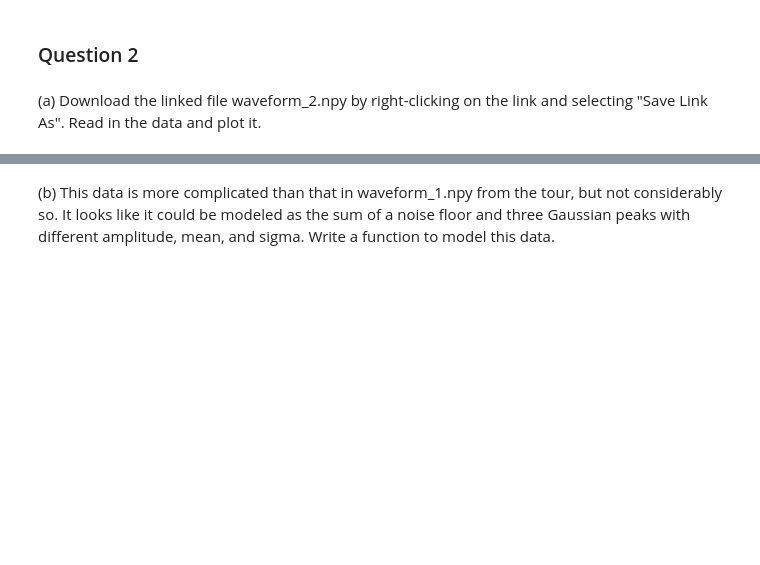
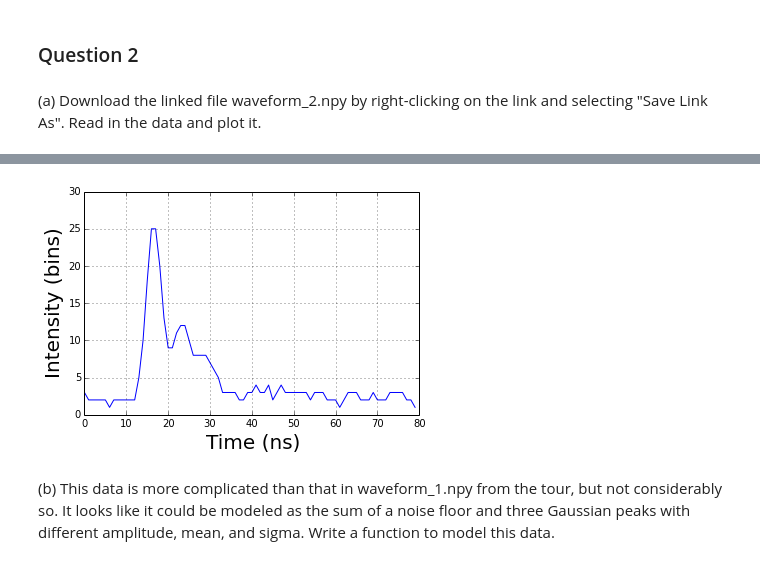
Before and after one commit to mnaworsk/PHYS202-S14, a Jupyter notebook: SciPy/OptimizationExercises.ipynb, the cells around one changed output, grey strips where cells are left out. Drawn from its saved outputs; the diff is of its cells as text; code cells hidden in the pictures; blank space fills up the shorter version.

```diff
--- a/SciPy/OptimizationExercises.ipynb
+++ b/SciPy/OptimizationExercises.ipynb
@@ -108,2 +111,19 @@ plt.show()
+# %%
+#importing waveform2 file
+
+waveform2 = np.load('waveform_2.npy')
+
+t = np.arange(len(waveform2))
+
+
+#plotting
+plt.plot(t,waveform2)
+plt.ylim(0,30)
+plt.xlabel("Time (ns)",fontsize = 20)
+plt.ylabel('Intensity (bins)',fontsize = 20)
+plt.grid()
+plt.show()
+# %% [output]
+[figure, added]
 # %% [markdown]
 (b) This data is more complicated than that in waveform_1.npy from the tour, but not considerably so. It looks like it could be modeled as the sum of a noise floor and three Gaussian peaks with different amplitude, mean, and sigma. Write a function to model this data.
```
Also changed, not shown: parts of 12 cells of this notebook, 1 other file.
